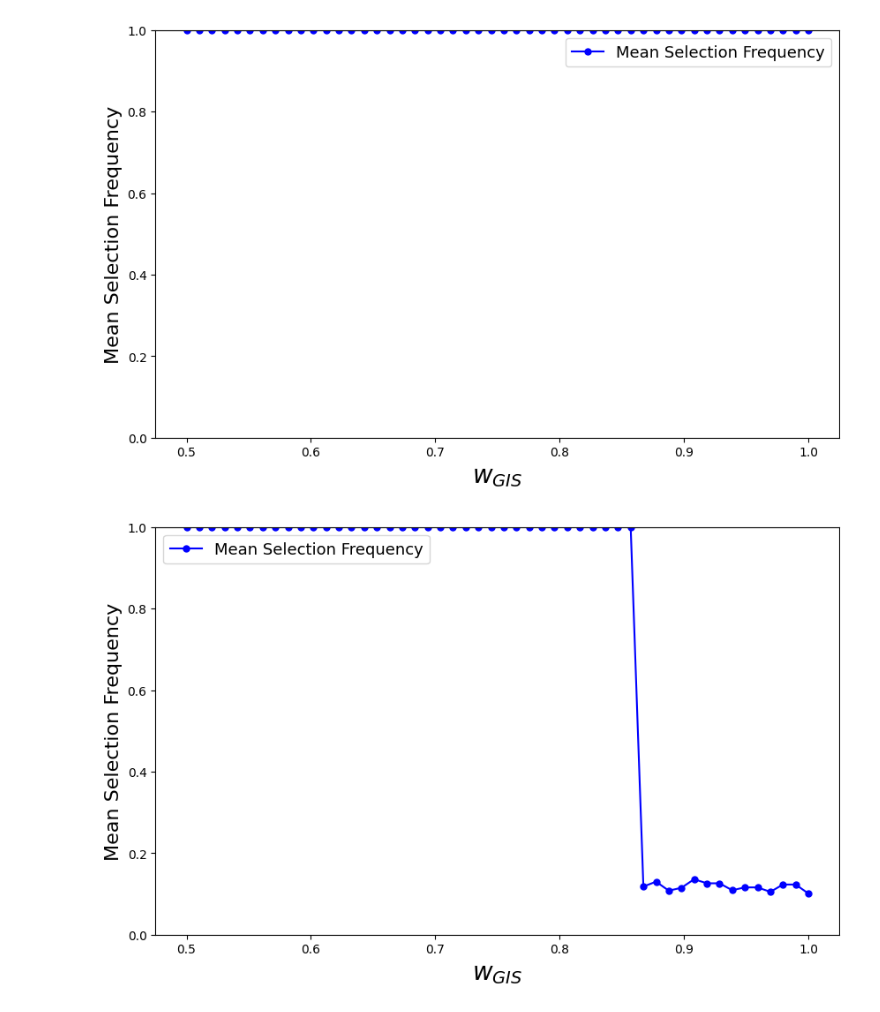
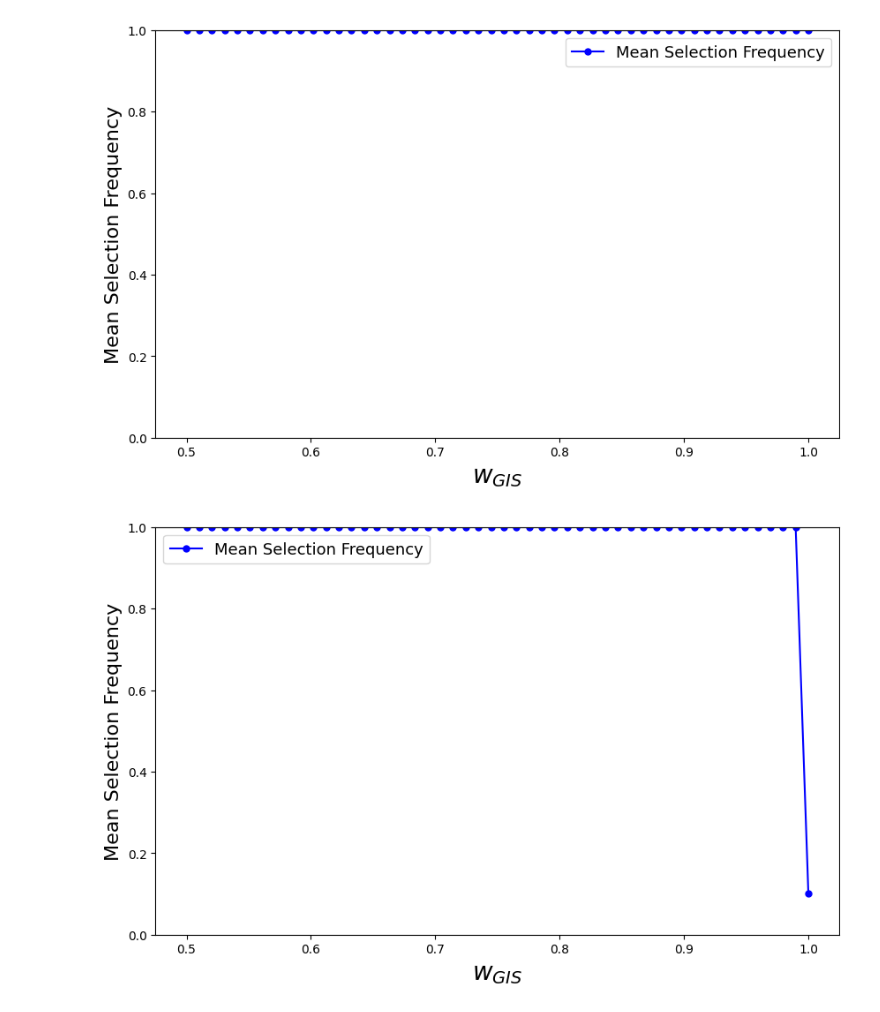
Before and after one commit to DEIB-GECO/prior_tree_models_repo, a Jupyter notebook: src/sensitivity_analysis/sens_an_ALL2/get_plots.ipynb, the cells around one changed output. Cells and saved outputs as stored; diff of their text form; code cells hidden in the pictures.

```diff
--- a/src/sensitivity_analysis/sens_an_ALL2/get_plots.ipynb
+++ b/src/sensitivity_analysis/sens_an_ALL2/get_plots.ipynb
@@ -4,15 +4,14 @@ import numpy as np
 import re
 import os
 from collections import defaultdict
-dire = "prior_tree_models_repo/src"
-dire_results = os.path.join(dire, 'sensitivity_analysis/sens_an_ALL2/plots')
+dire = "/home/mongardi/tree-based-models/prior_tree_models_repo"
+dire_results = os.path.join(dire, 'src/sensitivity_analysis/sens_an_ALL2/plots')
 if not os.path.exists(dire_results):
     os.makedirs(dire_results)
 
 target_genes = ['ZNF561', 'ANKRD13D', 'VEGFB', 'ABCA4', 'PPAPDC1A']
 
-file_path = 'prior_tree_models_repo/src/sensitivity_analysis/sens_an_ALL2/ss_ALL_k_1.txt'
-
+file_path = os.path.join(dire, 'src/sensitivity_analysis/sens_an_ALL2/ss_ALL2_k_1.txt')
 def moving_average(data, window_size=5):
     return np.convolve(data, np.ones(window_size) / window_size, mode='valid')
 
@@ -30,31 +29,31 @@ with open(file_path, 'r') as file:
             gis_score = float(gis_score)
             choices_list = eval(choices)  # Convert choices to a list
 
 
             if gene_name in target_genes and run_counts[gene_name] <= 5:
                 selected = 1 if gene_name in choices_list else 0
                 score_counts[gene_name][gis_score].append(selected)
 
 
 for gene in target_genes:
     scores = sorted(score_counts[gene].keys())
     mean_values = [np.mean(score_counts[gene][score]) for score in scores]
 
 
     moving_avg_values = moving_average(mean_values, window_size=5)
 
     plt.figure(figsize=(10, 6))
     plt.plot(scores, mean_values, marker='o', linestyle='-', color='blue', markersize=5, label='Mean Selection Frequency')
 
     plt.ylim(0, 1.0)
     plt.ylabel("Mean Selection Frequency", fontsize=16)
     plt.xlabel(r"$w_{GIS}$", fontsize=20)
     plt.legend(fontsize=13)
 
     plt.savefig(os.path.join(dire_results,f"{gene}.pdf"), format='pdf', bbox_inches='tight',pad_inches = 0, dpi=1200)
 # %% [output]
 [figure]
 [figure]
 [figure]
 [figure]
-[figure, old version]
+[figure, new version]
```
Also changed, not shown: 30 other files.
